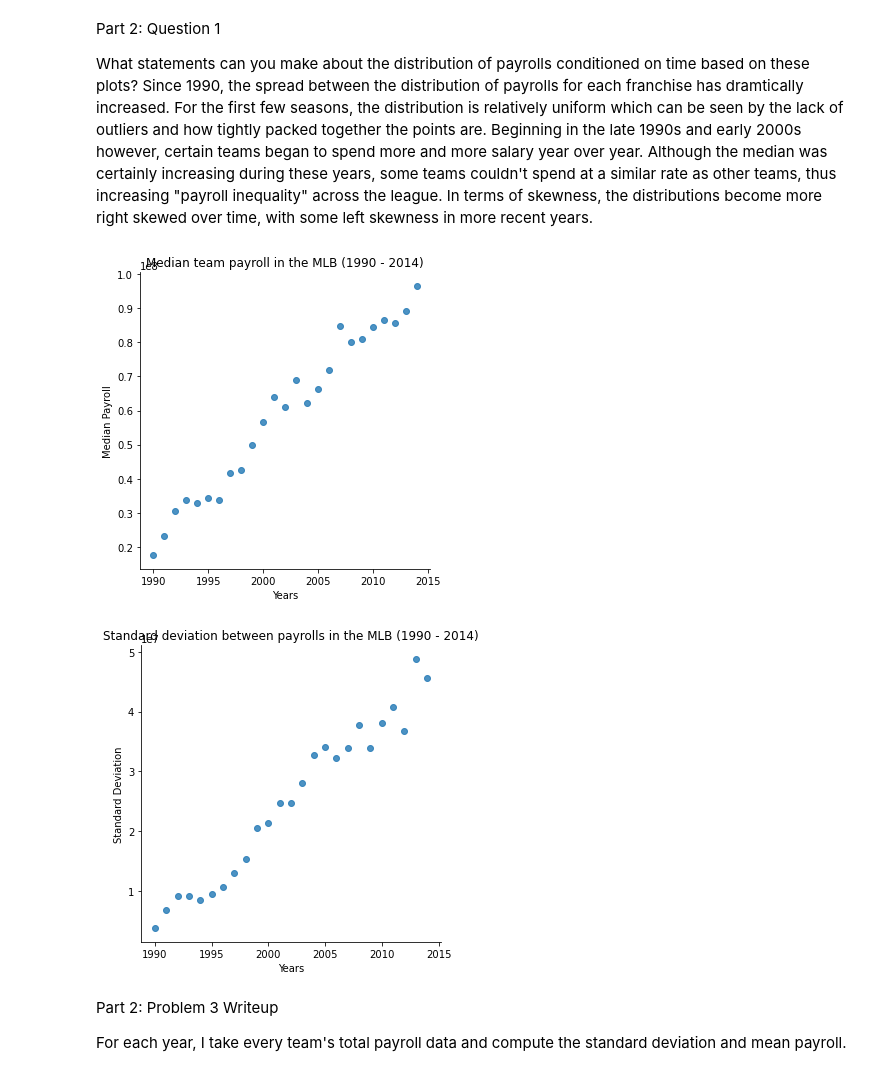
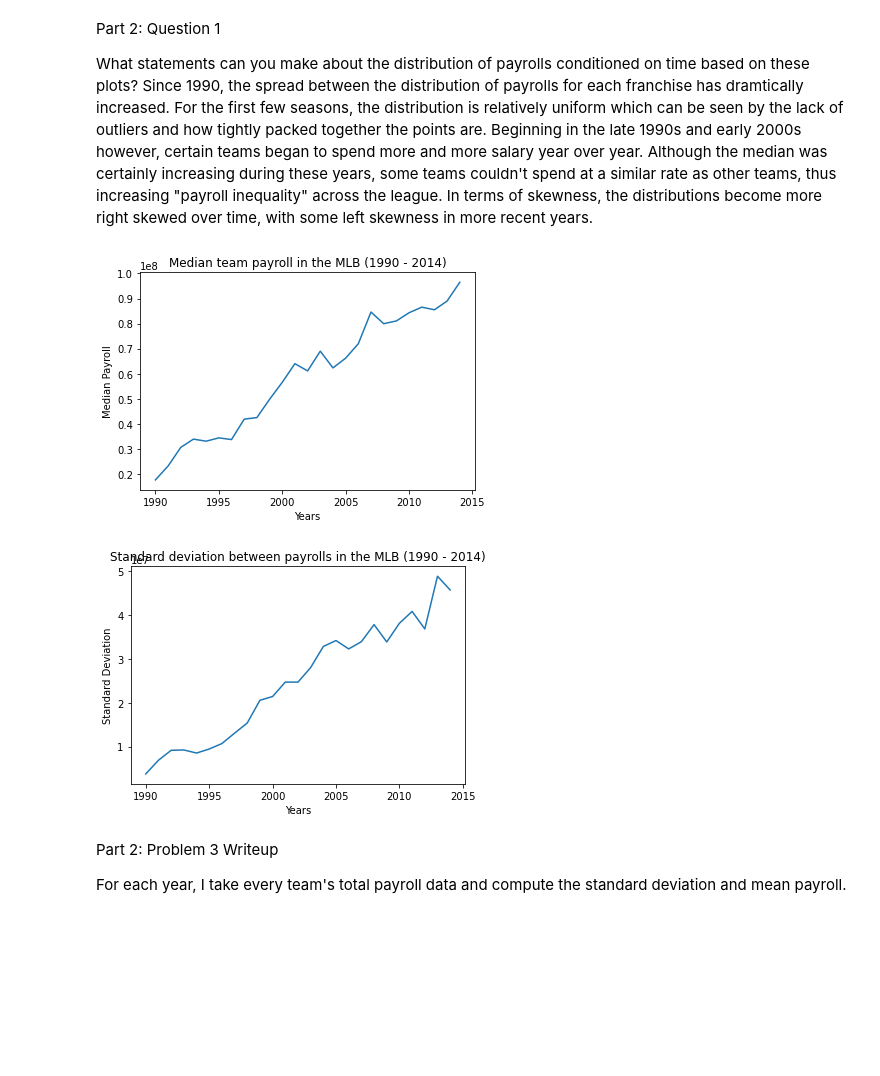
Before and after one commit to spenser-goff/cmsc320_project2_sgoff, a Jupyter notebook: project2.ipynb, the cells around one changed output. Drawn from its saved outputs; the diff is of its cells as text; code cells hidden in the pictures; blank space fills up the shorter version.

```diff
--- a/project2.ipynb
+++ b/project2.ipynb
@@ -105,37 +105,37 @@ for i in range(1990, 2015):
     lst.sort()
     med = median(lst)
     sd = statistics.stdev(lst)
     med_lst.append(med)
     std_lst.append(sd)
 #Store std dev list in a DataFrame
 std_payroll = pd.DataFrame()
 std_payroll['std_payroll'] = std_lst
 
 #Store median list in a DataFrame
 med_payroll = pd.DataFrame()
 med_payroll['median_payroll'] = med_lst
 
 #Get a list of every year b/w 1990 - 2014
 year_lst = [i for i in range(1990,2015)]
 
 #Add year_lst to each DataFrame
 med_payroll['yearID'] = year_lst
 std_payroll['yearID'] = year_lst
 
 #Plot the median payroll data, the standard deviation payroll data, and the distribution of payrolls over time
-sns.lmplot(x="yearID",y="median_payroll", data=med_payroll, fit_reg=False)
+sns.lineplot(x="yearID",y="median_payroll", data=med_payroll)
 plt.title("Median team payroll in the MLB (1990 - 2014)")
 plt.xlabel("Years")
 plt.ylabel("Median Payroll")
 plt.show()
-sns.lmplot(x="yearID",y="std_payroll", data=std_payroll, fit_reg=False)
+sns.lineplot(x="yearID",y="std_payroll", data=std_payroll)
 plt.title("Standard deviation between payrolls in the MLB (1990 - 2014)")
 plt.xlabel("Years")
 plt.ylabel("Standard Deviation")
 plt.show()
 # %% [output]
-[figure, old version]
+[figure, new version]
-[figure, old version]
+[figure, new version]
 # %% [markdown]
 Part 2: Problem 3 Writeup
 
```
Also changed, not shown: parts of 2 cells of this notebook, 2 other files.
